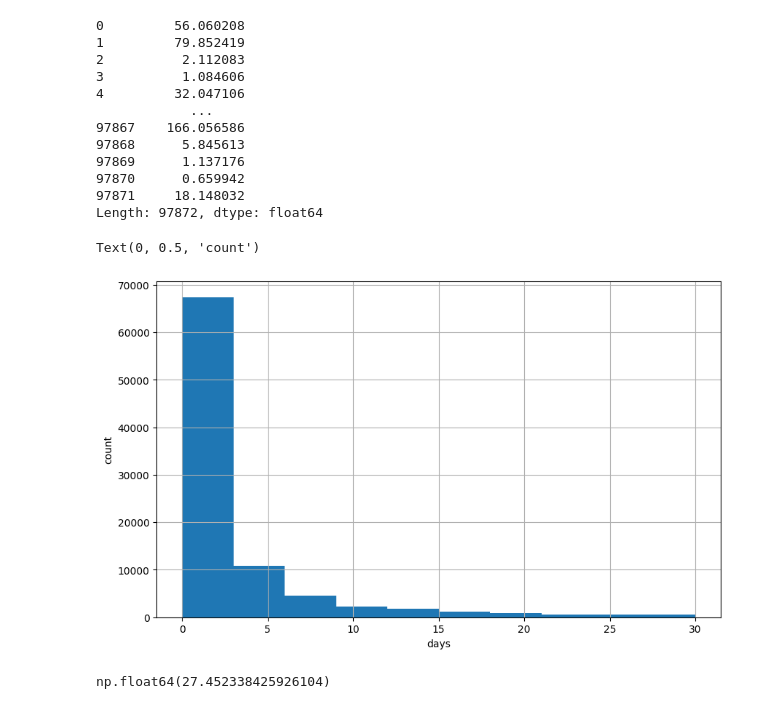
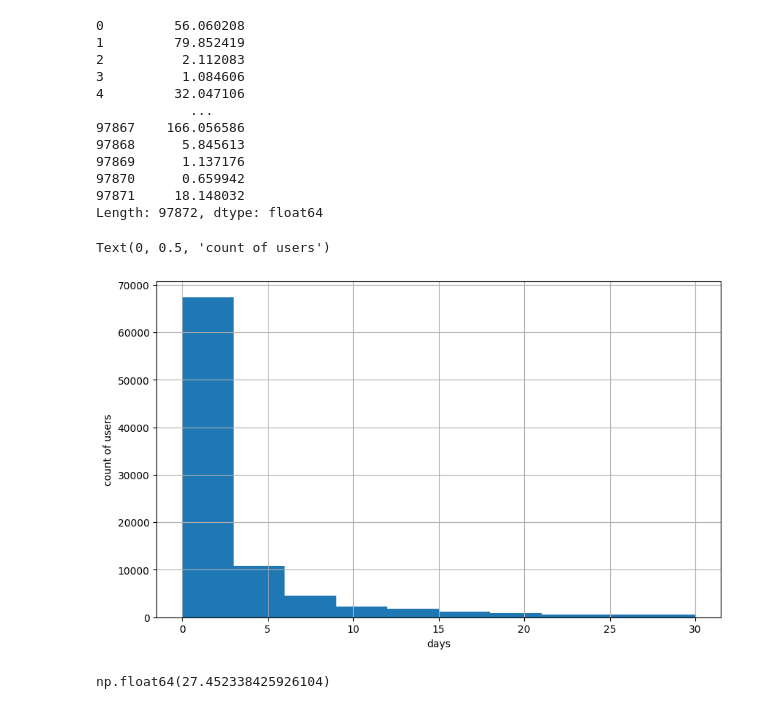
Before and after one commit to fydenn/Course-Completion-Prediction, a Jupyter notebook: ml_contest.ipynb, the cells around one changed output. Drawn from its saved outputs; the diff is of its cells as text; code cells hidden in the pictures.

```diff
--- a/ml_contest.ipynb
+++ b/ml_contest.ipynb
@@ -175,12 +175,12 @@ Length: 97872, dtype: float64
 # %%
 THRESHOLD_OF_DAYS = 30
 plt.figure(figsize=(10,6))
 gap_data[gap_data<THRESHOLD_OF_DAYS].hist()
 plt.xlabel('days')
-plt.ylabel('count')
+plt.ylabel('count of users')
 # %% [output]
-Text(0, 0.5, 'count')
+Text(0, 0.5, 'count of users')
-[figure, old version]
+[figure, new version]
 # %%
 Persent = 0.92
 gap_data.quantile(Persent)
```
Also changed, not shown: parts of 3 cells of this notebook.
